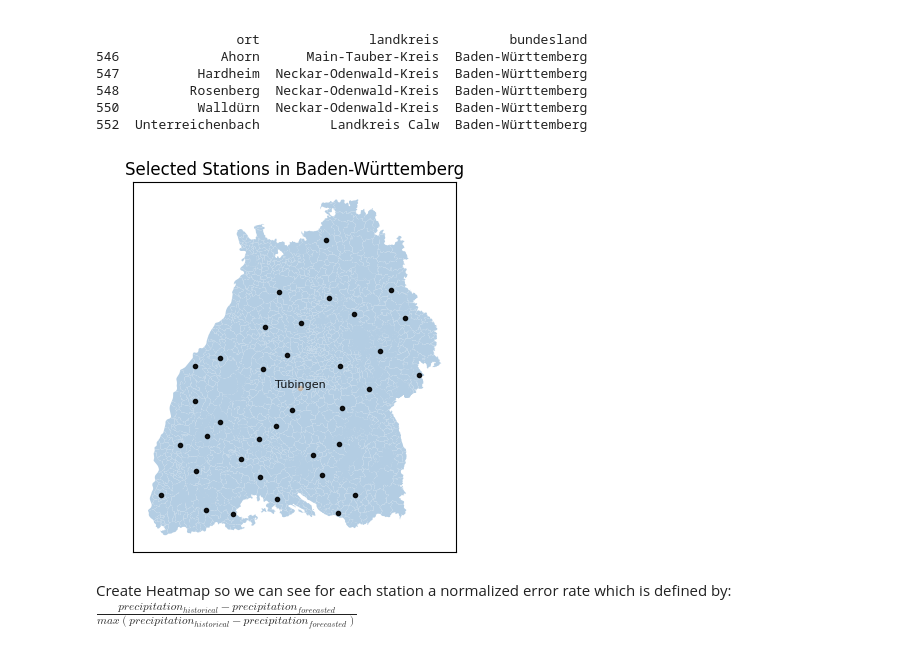
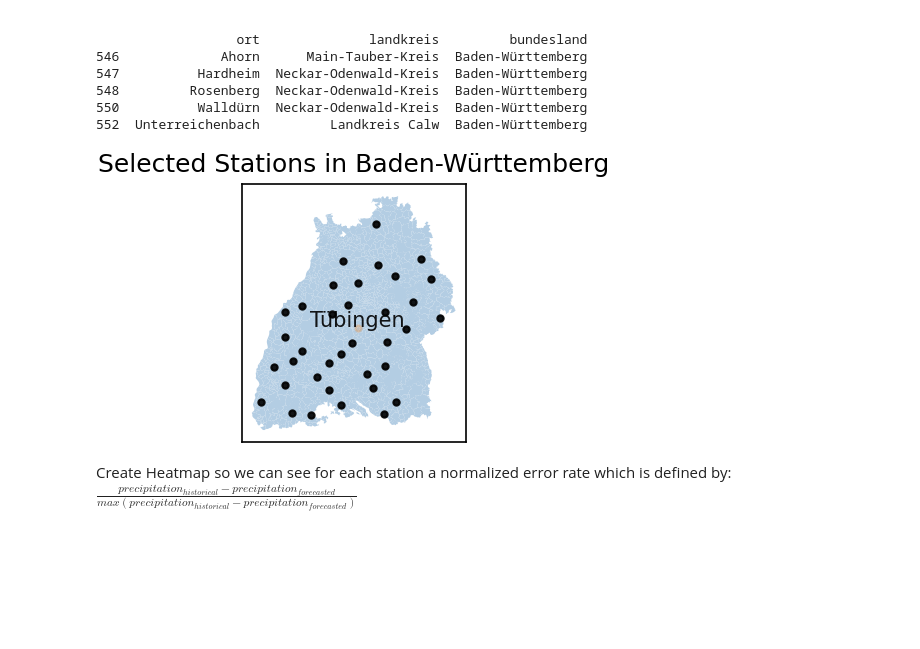
Before and after one commit to RobinU434/DataLiteracy, a Jupyter notebook: studies/11_01_24_LD_fig_BaWu_stations.ipynb, the cells around one changed output. Cells and saved outputs as stored; diff of their text form; code cells hidden in the pictures; blank space fills up the shorter version.

Commit message:
Updates in plot station error

```diff
--- a/studies/11_01_24_LD_fig_BaWu_stations.ipynb
+++ b/studies/11_01_24_LD_fig_BaWu_stations.ipynb
@@ -11,7 +11,3 @@ import matplotlib.lines as mlines
 #Colours
 cmap_color = plt.cm.get_cmap('Pastel1')
 cdot_color = plt.cm.get_cmap('tab20')
-# %%
- # this provides the color palette of Uni Tuebingen
-from tueplots.constants.colors import rgb
-plt.rcParams.update(bundles.icml2022(column="full", nrows=1, ncols=2, usetex=False))
@@ -19,0 +14,13 @@ ModuleNotFoundError: No module named 'tueplots.constants.colors'
+# %%
+ #Plot accustomend for Uni Tuebingen
+from tueplots import cycler
+from tueplots.constants import markers
+from tueplots.constants.color import palettes
+from tueplots import figsizes, fonts
+from tueplots import cycler, markers
+from tueplots.constants import markers as marker_constants
+from tueplots.constants.color import palettes
+
+
+# "Better" figure size to display the font-changes
+plt.rcParams.update(figsizes.icml2022_half())
@@ -144,35 +162,34 @@ bawu_df.plot(ax = ax,
 # Plot cities.
 for c in stations_dict.keys():
     # Plot city name.
     ax.text(
         x=stations_dict[c][0],
         # Add small shift to avoid overlap with point.
         y=stations_dict[c][1] - 0.03 if c == 'Wutöschingen-Ofteringen' else stations_dict[c][1] + 0.01,
         s=c,
-        fontsize=8,
         ha='center',
         alpha = 0 if c != 'Tübingen' else 0.9
     )
     # Plot city location centroid.
     ax.plot(
         stations_dict[c][0],
         stations_dict[c][1],
         marker='.',
         c='black' if c != 'Tübingen' else cdot_color(0.1),
         alpha=0.9 if c != 'Tübingen' else 0.2,
     )
 
 ax.set(
     title='Selected Stations in Baden-Württemberg',
     xticks = [],
     yticks = [],
     #aspect=1.3,
     #xlabel = 'Longitude',
     #ylabel = 'Latitude',
 )
 plt.savefig('../figures/fig_bawu_map_stations_LD.pdf')
 # %% [output]
-[figure, old version]
+[figure, new version]
 # %% [markdown]
 Create Heatmap so we can see for each station a normalized error rate which is defined by:
 $ \frac{precipitation_{historical}- precipitation_{forecasted}}{max(precipitation_{historical}- precipitation_{forecasted})}$
```
Also changed, not shown: parts of 9 cells of this notebook, 1 other file.
